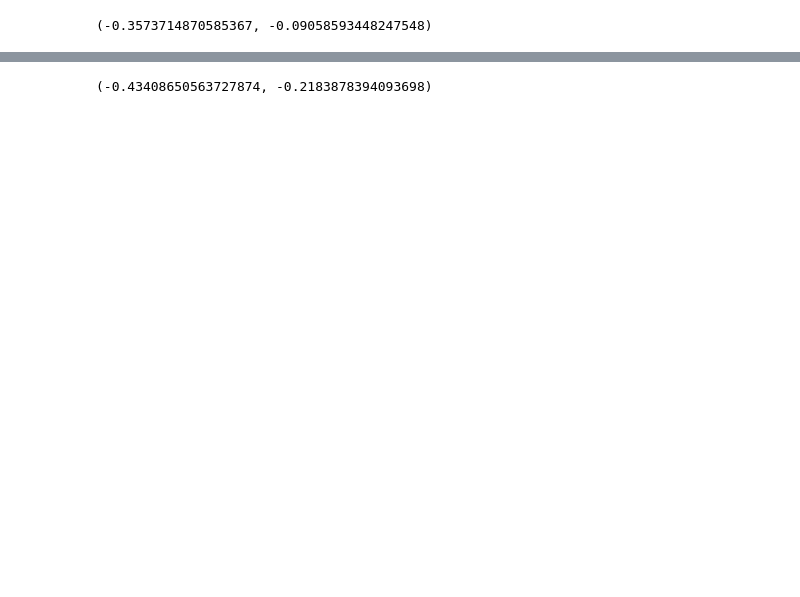
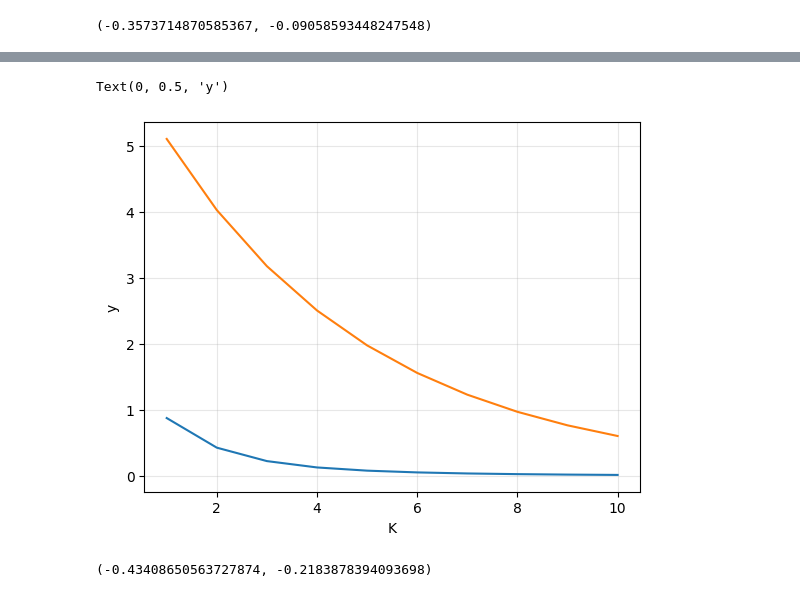
Before and after one commit to MatejVre/Gradient_Descent_Part_1, a Jupyter notebook: gradient_descent.ipynb, the cells around one changed output, grey strips where cells are left out. Saved outputs shown, nothing was run; the diff lists cells and outputs as text; code cells hidden in the pictures; blank space fills up the shorter version.

```diff
--- a/gradient_descent.ipynb
+++ b/gradient_descent.ipynb
@@ -188,3 +222,28 @@ for i, sp in enumerate(shape_pairs):
+# %%
+def upper_bounds_3(points, og_point, beta, alpha):
+    initial_point = points[0]
+    kappa = beta / alpha
+    squared_norm = np.square(np.linalg.norm(initial_point - og_point))
+    coefficient = (kappa - 1) / kappa
+    bounds = []
+    for i in range(len(points)-1):
+        bounds.append((beta / 2) * coefficient**(2 * (i + 1)) * squared_norm)
+    return bounds
+# %%
+ps = returned_points[0]
+alpha = 1.065
+bounds3 = upper_bounds_3(points, og_point, beta, alpha)
+diffs = []
+for i, p in enumerate(ps):
+    diffs.append(func(*p) - func(*og_point))
+plt.plot(range(1, len(bounds3) + 1), diffs[1:]) #there is no bound for the first diff since indexing is k+1 in the theorem
+plt.plot(range(1, len(bounds3) + 1), bounds3)
+plt.grid(True, alpha=0.3)
+plt.xlabel("K")
+plt.ylabel("y")
+# %% [output]
+Text(0, 0.5, 'y')
+[figure, added]
 # %%
 alpha = 1.065
 finish, points = projected_gradient_descent_adaptive_gamma(np.array([-1, 1]), alpha, grad_func, project_onto_circle, 10)
```
Also changed, not shown: parts of 8 cells of this notebook.
